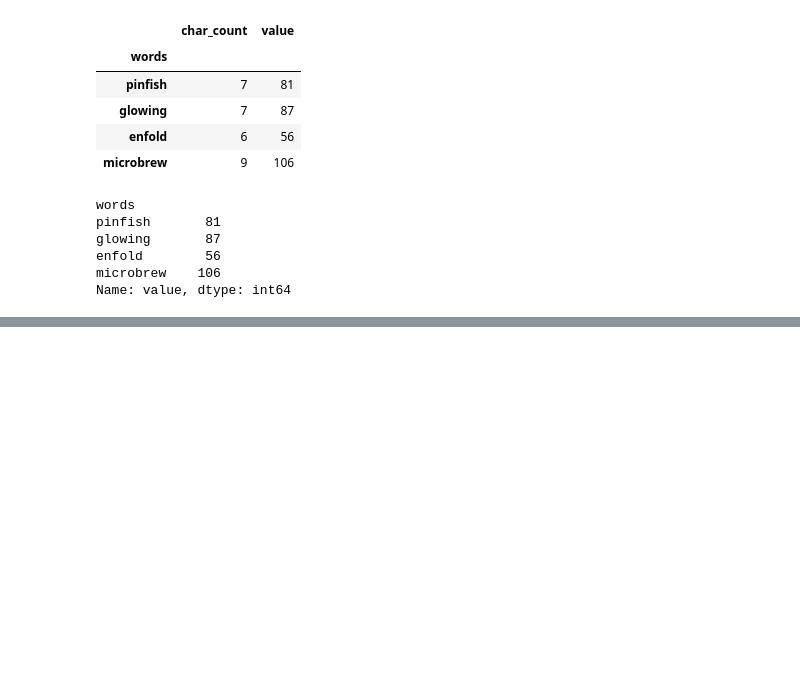
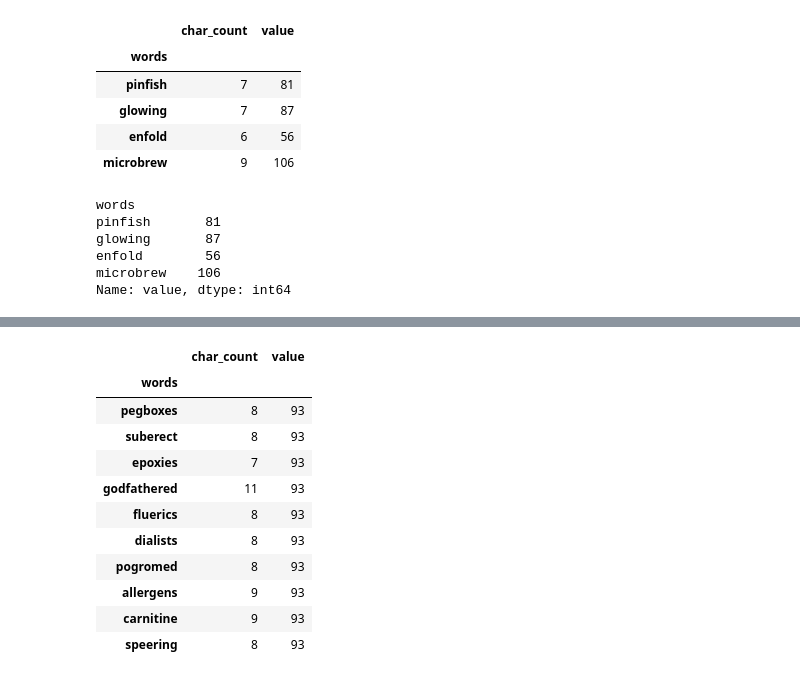
Before and after one commit to Zacks406/words_count_project, a Jupyter notebook: word_count_project.ipynb, the cells around one changed output, grey strips where cells are left out. Drawn from its saved outputs; the diff is of its cells as text; code cells hidden in the pictures; blank space fills up the shorter version.

```diff
--- a/word_count_project.ipynb
+++ b/word_count_project.ipynb
@@ -350,0 +410,15 @@ TypeError: DataFrame.sort_values() got an unexpected keyword argument 'accending
+# %%
+df[df["value"] == 93].sample(10)
+# %% [output]
+|  | char_count | value |
+| words |  |  |
+| pegboxes | 8 | 93 |
+| suberect | 8 | 93 |
+| epoxies | 7 | 93 |
+| godfathered | 11 | 93 |
+| fluerics | 8 | 93 |
+| dialists | 8 | 93 |
+| pogromed | 8 | 93 |
+| allergens | 9 | 93 |
+| carnitine | 9 | 93 |
+| speering | 8 | 93 |
```
Also changed, not shown: parts of 16 cells of this notebook.
